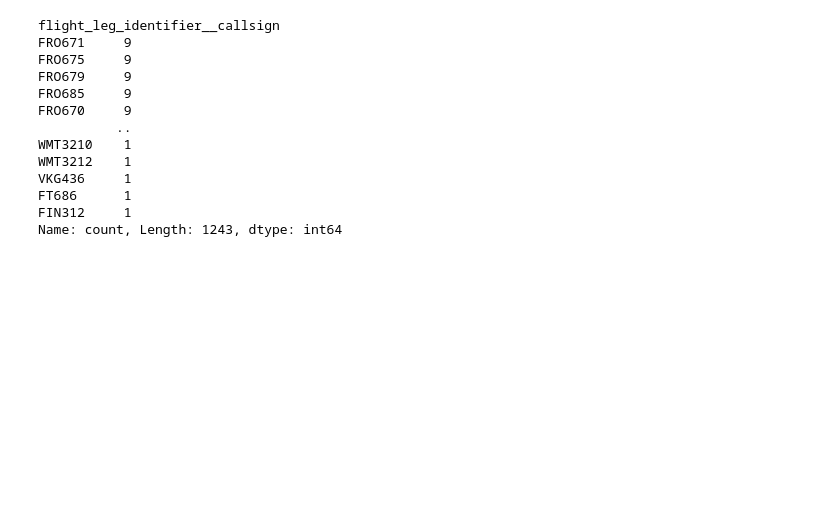
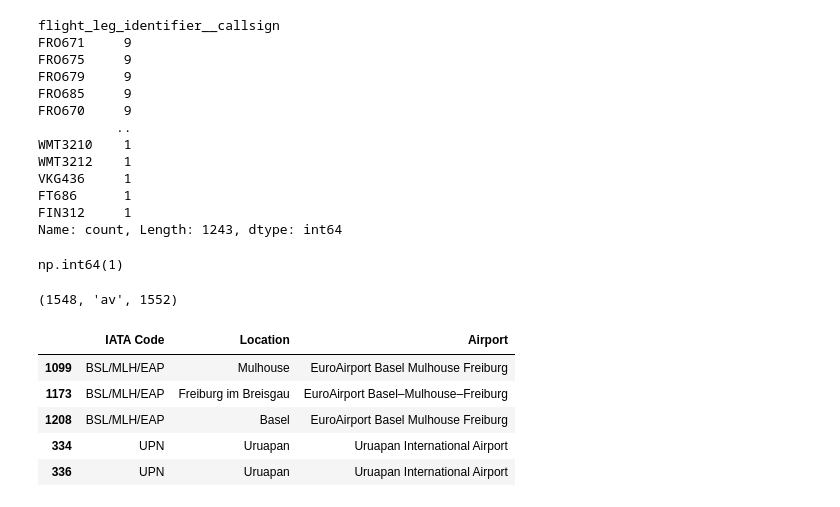
Before and after one commit to zmacken/lab_data_warehouse_group_3, a Jupyter notebook: EDA/anton_eda.ipynb, the cells around one changed output. Cells and saved outputs as stored; diff of their text form; code cells hidden in the pictures; blank space fills up the shorter version.

```diff
--- a/EDA/anton_eda.ipynb
+++ b/EDA/anton_eda.ipynb
@@ -132,0 +139,17 @@ Name: count, Length: 1243, dtype: int64
+# %%
+airports["IATA Code"].isna().sum()
+# %% [output]
+np.int64(1)
+# %%
+airports["IATA Code"].nunique(), "av", len(airports)
+# %% [output]
+(1548, 'av', 1552)
+# %%
+airports[airports.duplicated("IATA Code", keep=False)].sort_values("IATA Code")
+# %% [output]
+|  | IATA Code | Location | Airport |
+| 1099 | BSL/MLH/EAP | Mulhouse | EuroAirport Basel Mulhouse Freiburg |
+| 1173 | BSL/MLH/EAP | Freiburg im Breisgau | EuroAirport Basel–Mulhouse–Freiburg |
+| 1208 | BSL/MLH/EAP | Basel | EuroAirport Basel Mulhouse Freiburg |
+| 334 | UPN | Uruapan | Uruapan International Airport |
+| 336 | UPN | Uruapan | Uruapan International Airport |
```
Also changed, not shown: parts of 7 cells of this notebook.
